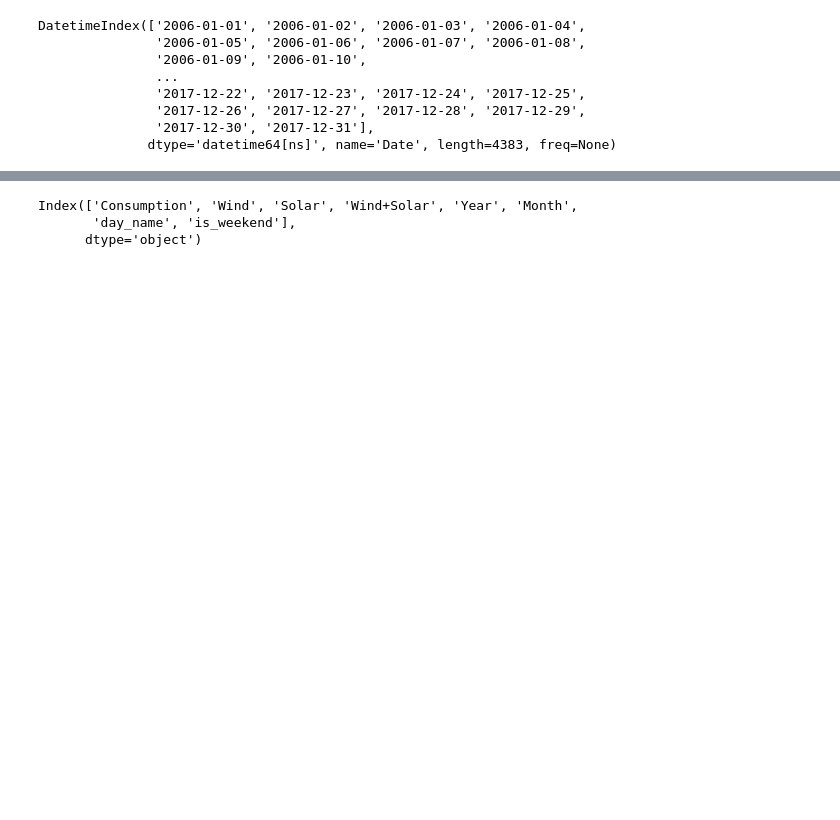
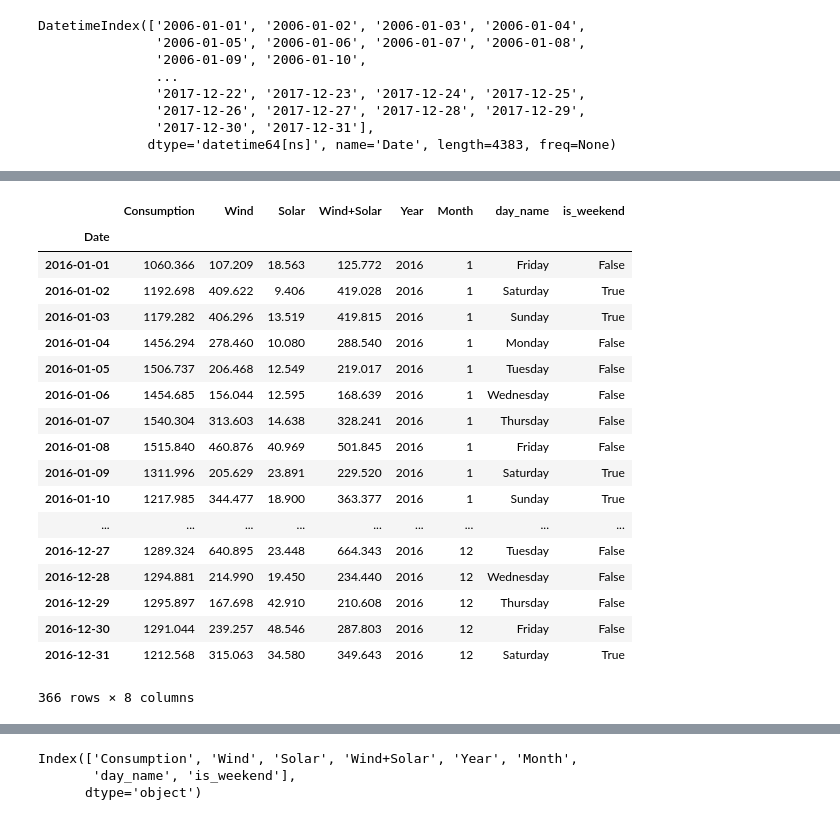
Before and after one commit to kevindegila/data-analyst, a Jupyter notebook: 03_03_Analyse_des_series_temporelles.ipynb, the cells around one changed output, grey strips where cells are left out. Saved outputs shown, nothing was run; the diff lists cells and outputs as text; code cells hidden in the pictures; blank space fills up the shorter version.

```diff
--- a/03_03_Analyse_des_series_temporelles.ipynb
+++ b/03_03_Analyse_des_series_temporelles.ipynb
@@ -306,0 +301,22 @@ data_2016 = energy.loc['2016']
+# %%
+data
+# %% [output]
+|  | Consumption | Wind | Solar | Wind+Solar | Year | Month | day_name | is_weekend |
+| Date |  |  |  |  |  |  |  |  |
+| 2016-01-01 | 1060.366 | 107.209 | 18.563 | 125.772 | 2016 | 1 | Friday | False |
+| 2016-01-02 | 1192.698 | 409.622 | 9.406 | 419.028 | 2016 | 1 | Saturday | True |
+| 2016-01-03 | 1179.282 | 406.296 | 13.519 | 419.815 | 2016 | 1 | Sunday | True |
+| 2016-01-04 | 1456.294 | 278.460 | 10.080 | 288.540 | 2016 | 1 | Monday | False |
+| 2016-01-05 | 1506.737 | 206.468 | 12.549 | 219.017 | 2016 | 1 | Tuesday | False |
+| 2016-01-06 | 1454.685 | 156.044 | 12.595 | 168.639 | 2016 | 1 | Wednesday | False |
+| 2016-01-07 | 1540.304 | 313.603 | 14.638 | 328.241 | 2016 | 1 | Thursday | False |
+| 2016-01-08 | 1515.840 | 460.876 | 40.969 | 501.845 | 2016 | 1 | Friday | False |
+| 2016-01-09 | 1311.996 | 205.629 | 23.891 | 229.520 | 2016 | 1 | Saturday | True |
+| 2016-01-10 | 1217.985 | 344.477 | 18.900 | 363.377 | 2016 | 1 | Sunday | True |
+| ... | ... | ... | ... | ... | ... | ... | ... | ... |
+| 2016-12-27 | 1289.324 | 640.895 | 23.448 | 664.343 | 2016 | 12 | Tuesday | False |
+| 2016-12-28 | 1294.881 | 214.990 | 19.450 | 234.440 | 2016 | 12 | Wednesday | False |
+| 2016-12-29 | 1295.897 | 167.698 | 42.910 | 210.608 | 2016 | 12 | Thursday | False |
+| 2016-12-30 | 1291.044 | 239.257 | 48.546 | 287.803 | 2016 | 12 | Friday | False |
+| 2016-12-31 | 1212.568 | 315.063 | 34.580 | 349.643 | 2016 | 12 | Saturday | True |
+366 rows × 8 columns
```
Also changed, not shown: parts of 42 cells of this notebook.
